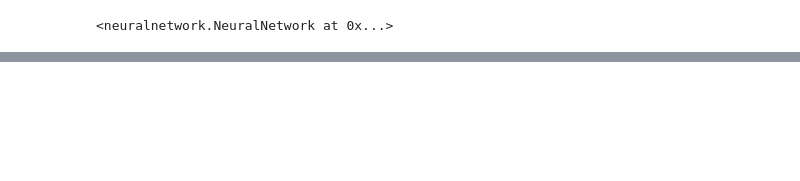
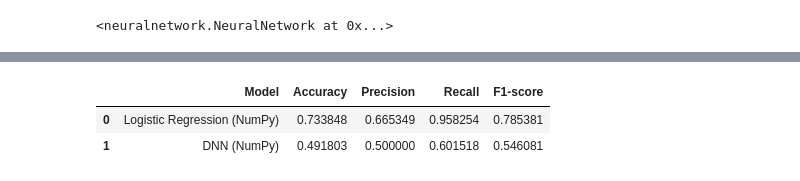
Before and after one commit to mariananeiva/AP_Projeto, a Jupyter notebook: checkpoint1.ipynb, the cells around one changed output, grey strips where cells are left out. Cells and saved outputs as stored; diff of their text form; code cells hidden in the pictures; blank space fills up the shorter version.

Commit message:
Baseline

```diff
--- a/checkpoint1.ipynb
+++ b/checkpoint1.ipynb
@@ -146,0 +231,2 @@ test_data = SimpleDataset(X_test, y_test)
+# %%
+baseline_model.fit(train_data)
@@ -146,0 +255,3 @@ test_data = SimpleDataset(X_test, y_test)
+# %%
+y_pred_prob_baseline = baseline_model.predict(test_data)
+y_pred_baseline = (y_pred_prob_baseline >= 0.5).astype(int).flatten()
@@ -147,16 +318,18 @@ test_data = SimpleDataset(X_test, y_test)
 # %%
 model = NeuralNetwork(
-    epochs=20,
+    epochs=60,
     batch_size=64,
-    learning_rate=0.01,
+    learning_rate=0.001,
     momentum=0.9,
     verbose=True,
     loss=BinaryCrossEntropy
 )
 
-model.add(DenseLayer(128, input_shape=(X_train.shape[1],)))
+model.add(DenseLayer(64, input_shape=(X_train.shape[1],)))
 model.add(ReLUActivation())
-model.add(DropoutLayer(0.3))
+
+model.add(DropoutLayer(0.2))
+
 model.add(DenseLayer(1))
 model.add(SigmoidActivation())
 # %% [output]
@@ -254,0 +376,17 @@ Mesmo assim, os resultados são consistentes para um primeiro modelo baseado em
+# %%
+dnn_accuracy = accuracy_score_manual(y_test, y_pred)
+dnn_precision = precision_score_manual(y_test, y_pred)
+dnn_recall = recall_score_manual(y_test, y_pred)
+dnn_f1 = f1_score_manual(y_test, y_pred)
+
+print("Accuracy:", dnn_accuracy)
+print("Precision:", dnn_precision)
+print("Recall:", dnn_recall)
+print("F1-score:", dnn_f1)
+
+print("\nClassification report:")
+classification_report_manual(y_test, y_pred)
+
+cm = confusion_matrix_manual(y_test, y_pred)
+print("\nConfusion matrix:")
+print(cm)
@@ -254,0 +407,14 @@ Mesmo assim, os resultados são consistentes para um primeiro modelo baseado em
+# %%
+comparison_df = pd.DataFrame({
+    "Model": ["Logistic Regression (NumPy)", "DNN (NumPy)"],
+    "Accuracy": [baseline_accuracy, dnn_accuracy],
+    "Precision": [baseline_precision, dnn_precision],
+    "Recall": [baseline_recall, dnn_recall],
+    "F1-score": [baseline_f1, dnn_f1]
+})
+
+comparison_df
+# %% [output]
+|  | Model | Accuracy | Precision | Recall | F1-score |
+| 0 | Logistic Regression (NumPy) | 0.733848 | 0.665349 | 0.958254 | 0.785381 |
+| 1 | DNN (NumPy) | 0.491803 | 0.500000 | 0.601518 | 0.546081 |
```
Also changed, not shown: parts of 18 cells of this notebook.
